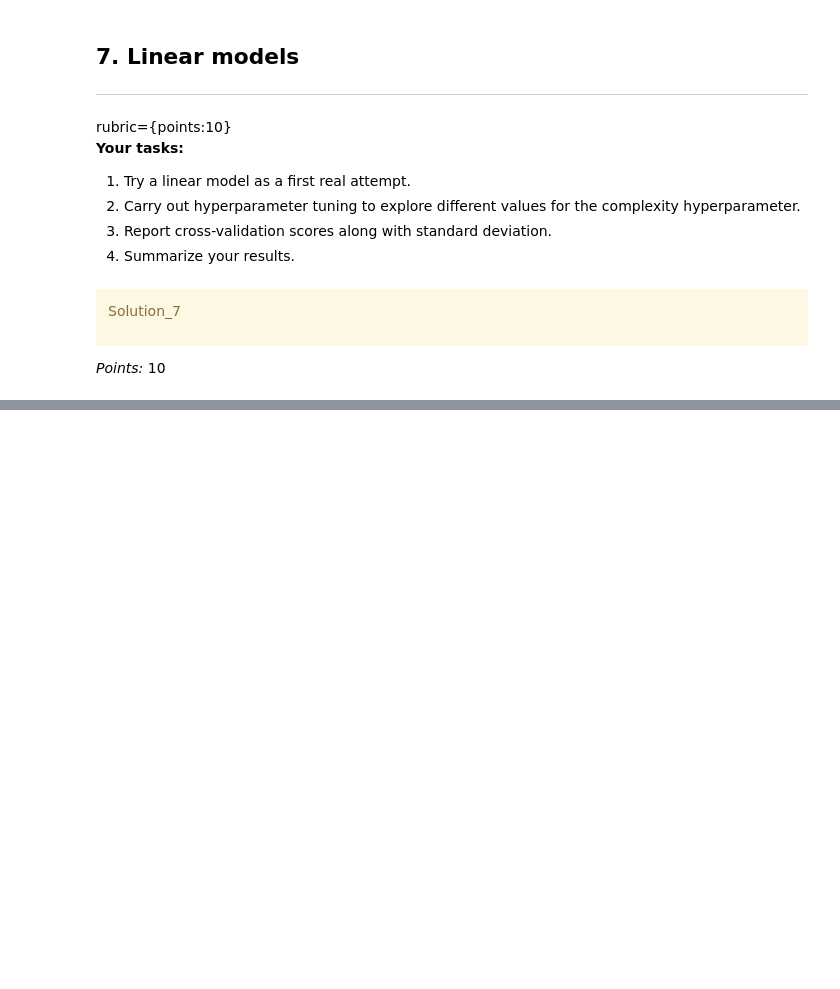
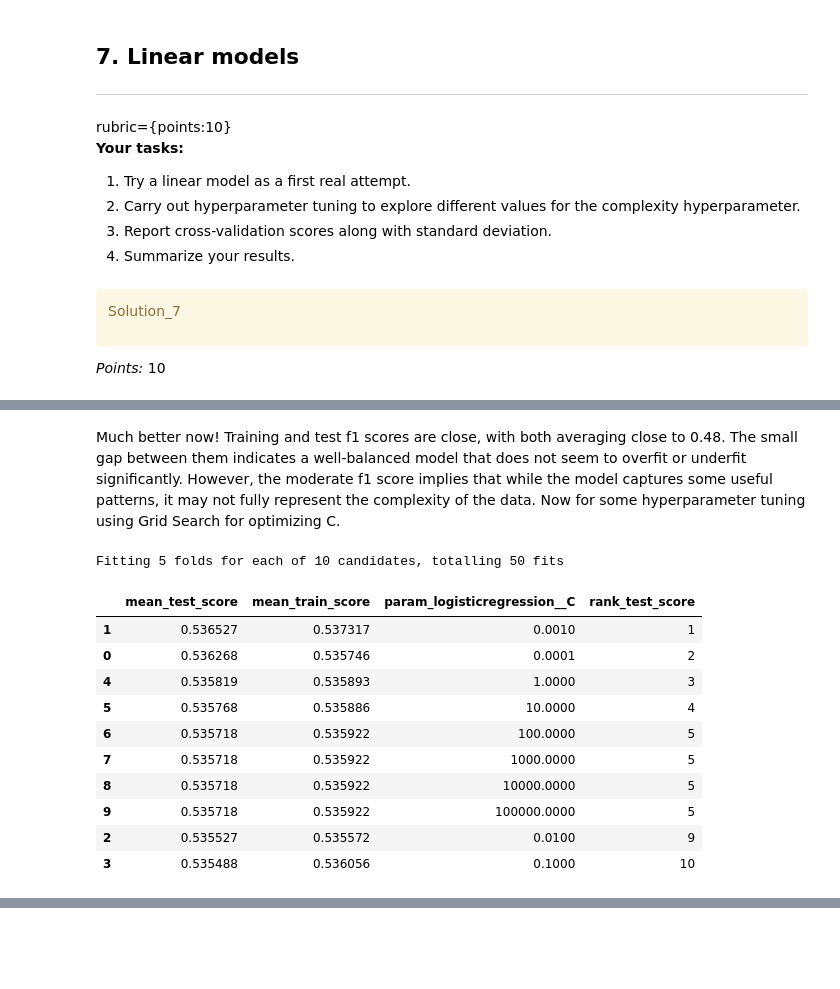
Before and after one commit to OminiCarlos/hw5, a Jupyter notebook: hw5.ipynb, the cells around one changed output, grey strips where cells are left out. Drawn from its saved outputs; the diff is of its cells as text; code cells hidden in the pictures; blank space fills up the shorter version.

```diff
--- a/hw5.ipynb
+++ b/hw5.ipynb
@@ -659,0 +745,41 @@ Ellipsis
+# %% [markdown]
+Much better now! Training and test f1 scores are close, with both averaging close to 0.48. The small gap between them indicates a well-balanced model that does not seem to overfit or underfit significantly. However, the moderate f1 score implies that while the model captures some useful patterns, it may not fully represent the complexity of the data. Now for some hyperparameter tuning using Grid Search for optimizing C.
+# %%
+pipe_lr = make_pipeline(preprocessor, LogisticRegression(max_iter=1000, class_weight='balanced'))
+
+param_grid = {
+    "logisticregression__C": 10.0 ** np.arange(-4, 6, 1)
+}
+
+search = GridSearchCV(
+    pipe_lr,
+    param_grid,
+    verbose=1,
+    n_jobs=-1,
+    return_train_score=True,
+    scoring="f1",
+)
+search.fit(X_train, y_train);
+grid_results_df = pd.DataFrame(search.cv_results_)[
+    [
+        "mean_test_score",
+        "mean_train_score",
+        "param_logisticregression__C",
+        "rank_test_score",
+    ]
+]
+grid_results_df = grid_results_df.sort_values(by="mean_test_score", ascending=False)
+grid_results_df
+# %% [output]
+Fitting 5 folds for each of 10 candidates, totalling 50 fits
+|  | mean_test_score | mean_train_score | param_logisticregression__C | rank_test_score |
+| 1 | 0.536527 | 0.537317 | 0.0010 | 1 |
+| 0 | 0.536268 | 0.535746 | 0.0001 | 2 |
+| 4 | 0.535819 | 0.535893 | 1.0000 | 3 |
+| 5 | 0.535768 | 0.535886 | 10.0000 | 4 |
+| 6 | 0.535718 | 0.535922 | 100.0000 | 5 |
+| 7 | 0.535718 | 0.535922 | 1000.0000 | 5 |
+| 8 | 0.535718 | 0.535922 | 10000.0000 | 5 |
+| 9 | 0.535718 | 0.535922 | 100000.0000 | 5 |
+| 2 | 0.535527 | 0.535572 | 0.0100 | 9 |
+| 3 | 0.535488 | 0.536056 | 0.1000 | 10 |
```
Also changed, not shown: parts of 69 cells of this notebook.
